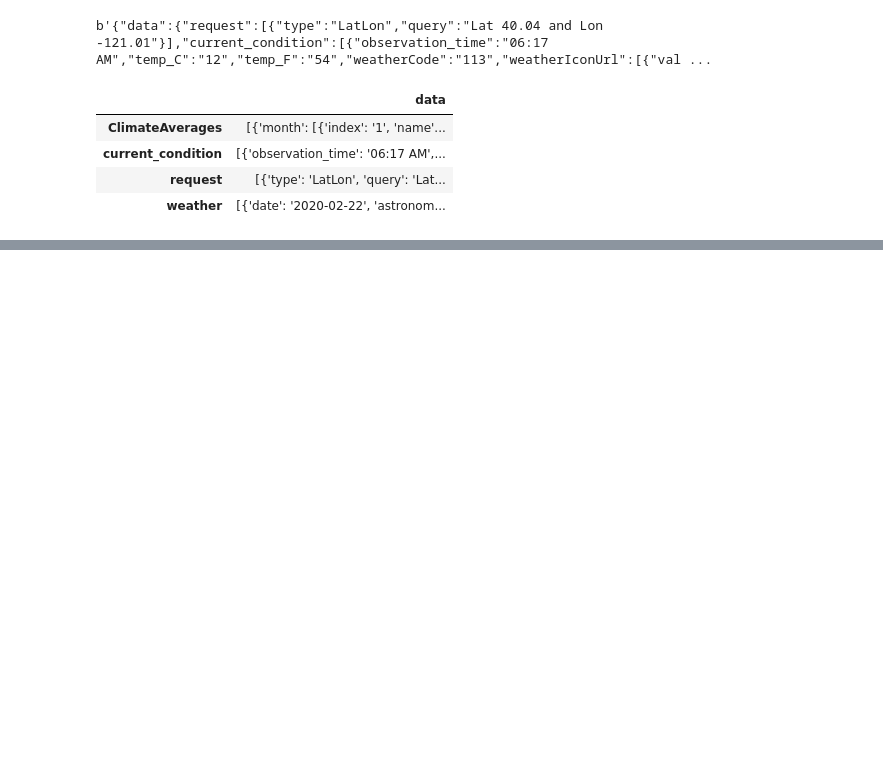
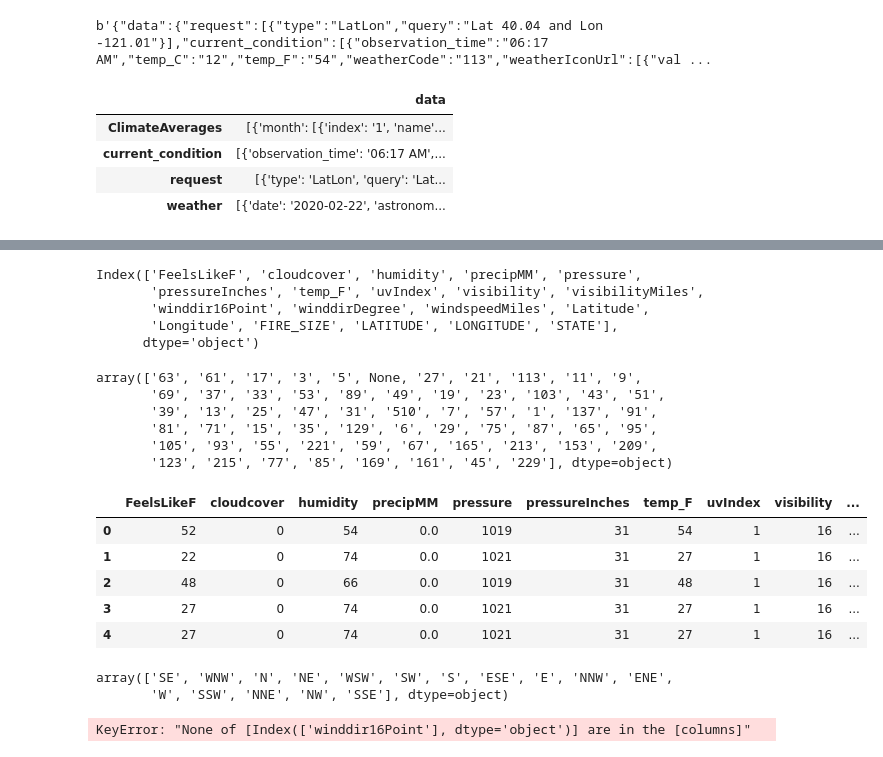
Before and after one commit to collegedayss/BushFires, a Jupyter notebook: GATech Hackathon.ipynb, the cells around one changed output, grey strips where cells are left out. Drawn from its saved outputs; the diff is of its cells as text; code cells hidden in the pictures; blank space fills up the shorter version.

```diff
--- a/GATech Hackathon.ipynb
+++ b/GATech Hackathon.ipynb
@@ -189,0 +320,2 @@ http://api.worldweatheronline.com/premium/v1/weather.ashx?key=74cb0776a68549e6a1
+# %%
+final_df = newest_df.join(df)
@@ -189,0 +401,38 @@ http://api.worldweatheronline.com/premium/v1/weather.ashx?key=74cb0776a68549e6a1
+# %%
+final_df.drop(['FIRE_SIZE_CLASS'],axis=1,inplace=True)
+# %%
+final_df.columns
+# %% [output]
+Index(['FeelsLikeF', 'cloudcover', 'humidity', 'precipMM', 'pressure',
+       'pressureInches', 'temp_F', 'uvIndex', 'visibility', 'visibilityMiles',
+       'winddir16Point', 'winddirDegree', 'windspeedMiles', 'Latitude',
+       'Longitude', 'FIRE_SIZE', 'LATITUDE', 'LONGITUDE', 'STATE'],
+      dtype='object')
+# %%
+final_df['COUNTY'].unique()
+# %% [output]
+array(['63', '61', '17', '3', '5', None, '27', '21', '113', '11', '9',
+       '69', '37', '33', '53', '89', '49', '19', '23', '103', '43', '51',
+       '39', '13', '25', '47', '31', '510', '7', '57', '1', '137', '91',
+       '81', '71', '15', '35', '129', '6', '29', '75', '87', '65', '95',
+       '105', '93', '55', '221', '59', '67', '165', '213', '153', '209',
+       '123', '215', '77', '85', '169', '161', '45', '229'], dtype=object)
+# %%
+final_df.head()
+# %% [output]
+|  | FeelsLikeF | cloudcover | humidity | precipMM | pressure | pressureInches | temp_F | uvIndex | visibility | ... |
+| 0 | 52 | 0 | 54 | 0.0 | 1019 | 31 | 54 | 1 | 16 | ... |
+| 1 | 22 | 0 | 74 | 0.0 | 1021 | 31 | 27 | 1 | 16 | ... |
+| 2 | 48 | 0 | 66 | 0.0 | 1019 | 31 | 48 | 1 | 16 | ... |
+| 3 | 27 | 0 | 74 | 0.0 | 1021 | 31 | 27 | 1 | 16 | ... |
+| 4 | 27 | 0 | 74 | 0.0 | 1021 | 31 | 27 | 1 | 16 | ... |
+# %%
+final_df['winddir16Point'].unique()
+# %% [output]
+array(['SE', 'WNW', 'N', 'NE', 'WSW', 'SW', 'S', 'ESE', 'E', 'NNW', 'ENE',
+       'W', 'SSW', 'NNE', 'NW', 'SSE'], dtype=object)
+# %%
+from sklearn.preprocessing import OneHotEncoder
+final_df= pd.get_dummies(final_df, columns=['winddir16Point'])
+# %% [output]
+KeyError: "None of [Index(['winddir16Point'], dtype='object')] are in the [columns]"
```
Also changed, not shown: parts of 53 cells of this notebook.
